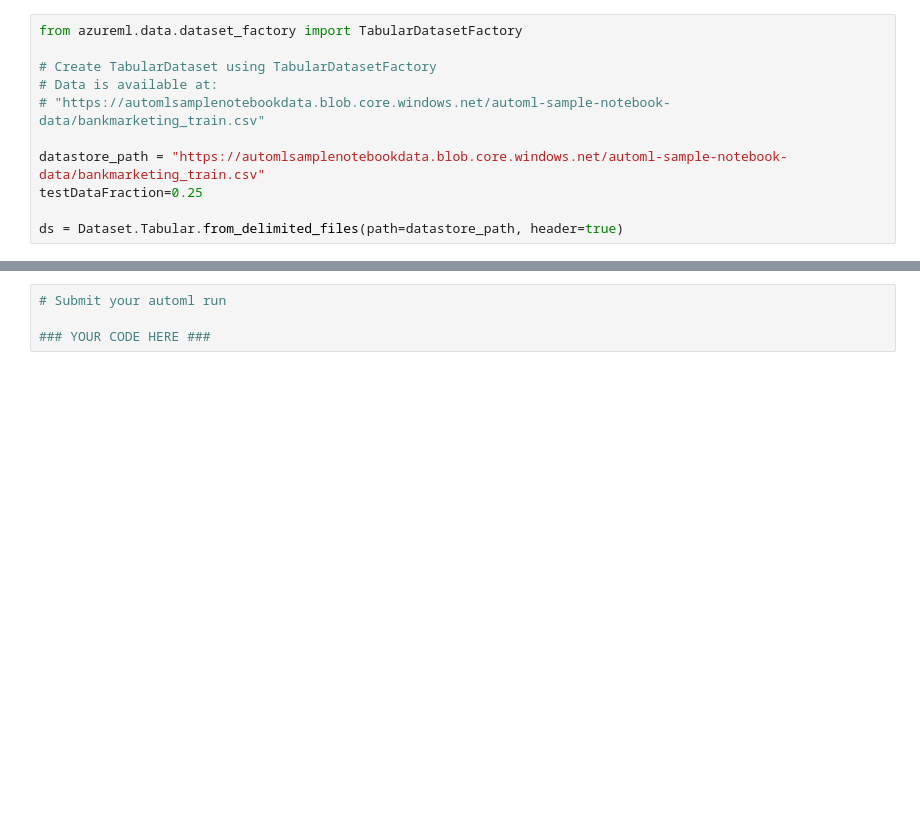
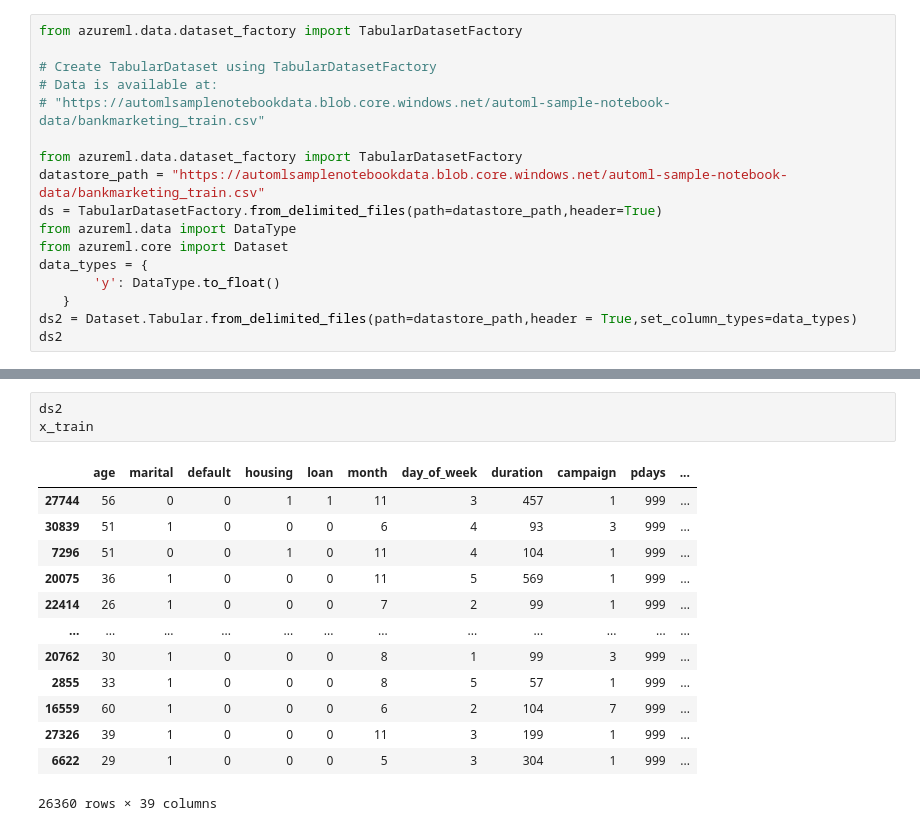
Before and after one commit to emanbuc/Optimizing_a_Pipeline_in_AzureML, a Jupyter notebook: udacity-project.ipynb, the cells around one changed output, grey strips where cells are left out. Cells and saved outputs as stored; diff of their text form; blank space fills up the shorter version.

```diff
--- a/udacity-project.ipynb
+++ b/udacity-project.ipynb
@@ -120,7 +148,13 @@ from azureml.data.dataset_factory import TabularDatasetFactory
 # Data is available at:
 # "https://automlsamplenotebookdata.blob.core.windows.net/automl-sample-notebook-data/bankmarketing_train.csv"
 
+from azureml.data.dataset_factory import TabularDatasetFactory
 datastore_path = "https://automlsamplenotebookdata.blob.core.windows.net/automl-sample-notebook-data/bankmarketing_train.csv"
-testDataFraction=0.25
-
-ds = Dataset.Tabular.from_delimited_files(path=datastore_path, header=true)
+ds = TabularDatasetFactory.from_delimited_files(path=datastore_path,header=True)
+from azureml.data import DataType
+from azureml.core import Dataset
+data_types = {
+       'y': DataType.to_float()
+   }
+ds2 = Dataset.Tabular.from_delimited_files(path=datastore_path,header = True,set_column_types=data_types)
+ds2
@@ -146,4 +210,17 @@ automl_config = AutoMLConfig(
-# %%
-# Submit your automl run
-
-### YOUR CODE HERE ###
+# %%
+ds2
+x_train
+# %% [output]
+|  | age | marital | default | housing | loan | month | day_of_week | duration | campaign | pdays | ... |
+| 27744 | 56 | 0 | 0 | 1 | 1 | 11 | 3 | 457 | 1 | 999 | ... |
+| 30839 | 51 | 1 | 0 | 0 | 0 | 6 | 4 | 93 | 3 | 999 | ... |
+| 7296 | 51 | 0 | 0 | 1 | 0 | 11 | 4 | 104 | 1 | 999 | ... |
+| 20075 | 36 | 1 | 0 | 0 | 0 | 11 | 5 | 569 | 1 | 999 | ... |
+| 22414 | 26 | 1 | 0 | 0 | 0 | 7 | 2 | 99 | 1 | 999 | ... |
+| ... | ... | ... | ... | ... | ... | ... | ... | ... | ... | ... | ... |
+| 20762 | 30 | 1 | 0 | 0 | 0 | 8 | 1 | 99 | 3 | 999 | ... |
+| 2855 | 33 | 1 | 0 | 0 | 0 | 8 | 5 | 57 | 1 | 999 | ... |
+| 16559 | 60 | 1 | 0 | 0 | 0 | 6 | 2 | 104 | 7 | 999 | ... |
+| 27326 | 39 | 1 | 0 | 0 | 0 | 11 | 3 | 199 | 1 | 999 | ... |
+| 6622 | 29 | 1 | 0 | 0 | 0 | 5 | 3 | 304 | 1 | 999 | ... |
+26360 rows × 39 columns
```
Also changed, not shown: parts of 11 cells of this notebook, 1 other file.
